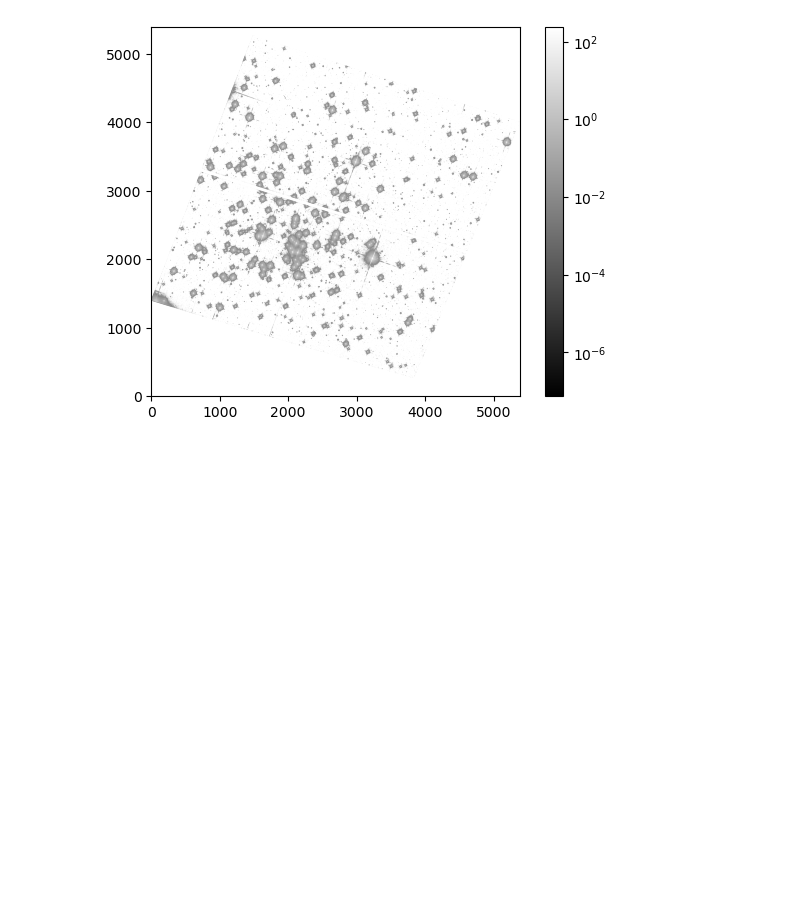
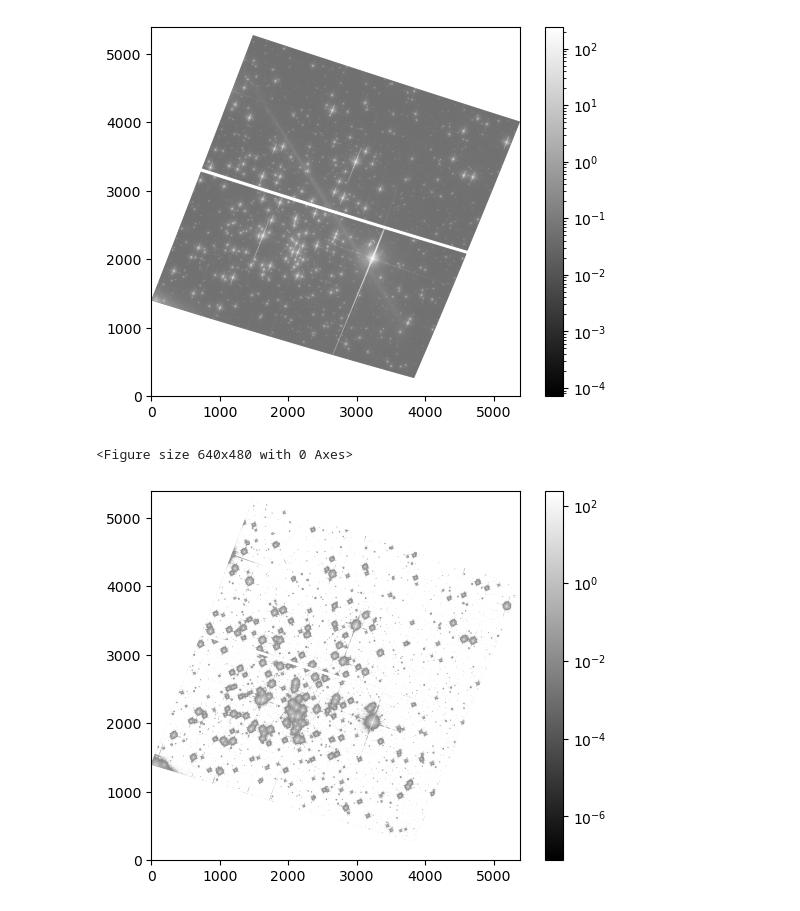
Before and after one commit to GravesTone5/Astro1221Project3, a Jupyter notebook: Project3.ipynb, the cells around one changed output. Drawn from its saved outputs; the diff is of its cells as text; code cells hidden in the pictures; blank space fills up the shorter version.

```diff
--- a/Project3.ipynb
+++ b/Project3.ipynb
@@ -48,6 +50,25 @@ if not os.path.exists(NGC2660_814_fits) & os.path.exists(NGC2660_555_fits):
             NGC2660_555_fits = None
             NGC2660_814_fits = None
 #This is the code we run to download the fits files from the urls. If you do not have them downloaded, this automatically downloads them for you. If you do have them downloaded, it will skip this step.
+# %%
+HDUList = fits.open(NGC2660_fits)
+
+image_total = HDUList[1].data
+#This is the total image of the cluster.
+
+plt.figure()
+plt.imshow(image_total, cmap='gray', origin = 'lower', norm=LogNorm())
+plt.colorbar(norm=LogNorm())
+plt.show()
+#Plotting the total image of the cluster (from HST).
+
+plt.savefig('NGC2660_total.png')
+#Saving the image as a png file to be used in the Streamlit!
+
+HDUList.close()
+# %% [output]
+[figure, added]
+<Figure size 640x480 with 0 Axes>
 # %%
 bands = [NGC2660_555_fits, NGC2660_814_fits]
 #These are the bands needed for the color-magnitude diagram (555nm and 814 nm).
```
Also changed, not shown: parts of 4 cells of this notebook, 5 other files.
